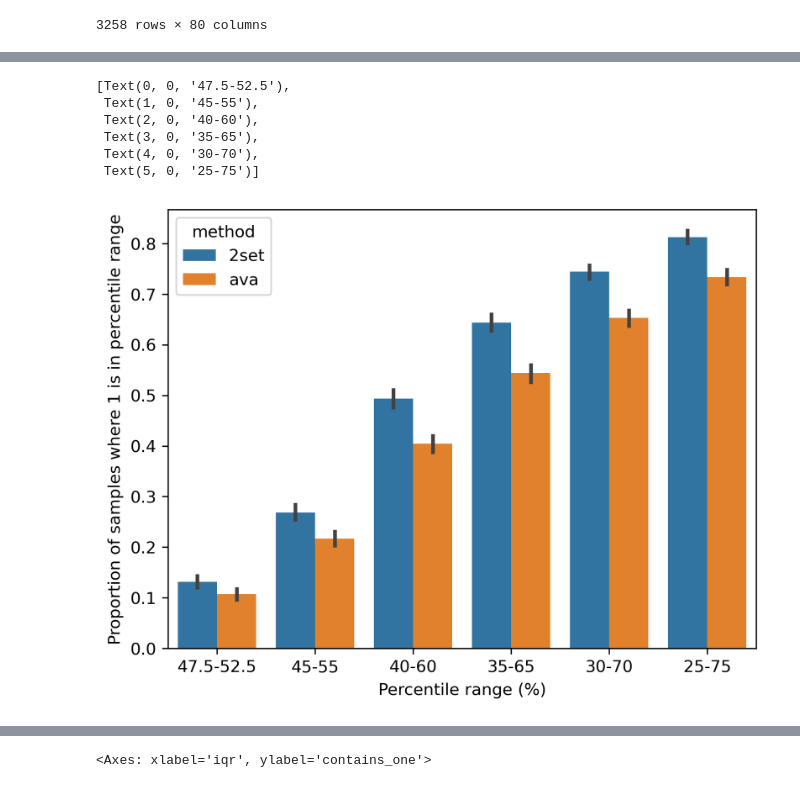
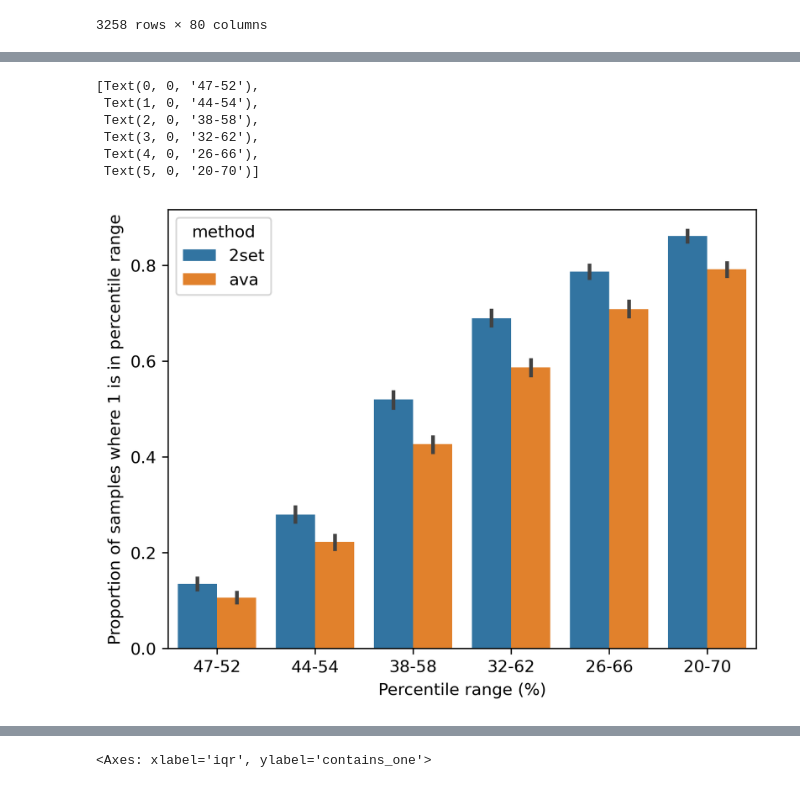
Before and after one commit to mbhall88/lrge, a Jupyter notebook: paper/notebooks/per_read_estimates.ipynb, the cells around one changed output, grey strips where cells are left out. Saved outputs shown, nothing was run; the diff lists cells and outputs as text; code cells hidden in the pictures.

```diff
--- a/paper/notebooks/per_read_estimates.ipynb
+++ b/paper/notebooks/per_read_estimates.ipynb
@@ -39,8 +39,8 @@ def f(group):
     finite_ixs = np.isfinite(relsizes)
     finite = relsizes[finite_ixs]
     finite_median = finite.median()
-    percentiles = np.percentile(relsizes, np.arange(2.5, 100, 2.5))
-    finite_percentiles = np.percentile(finite, np.arange(2.5, 100, 2.5))
+    percentiles = np.percentile(relsizes, np.arange(10, 90, 1.0))
+    finite_percentiles = np.percentile(finite, np.arange(10, 90, 1.0))
     return pd.Series([median, finite_median] + list(percentiles) + list(finite_percentiles))
 # %%
 medians_df = groups.apply(f)
@@ -65,3 +67,0 @@ medians_df
-# %%
-medians_df.columns = ["median", "finite_median"] + [f"percentile_{x}" for x in np.arange(2.5, 100, 2.5)] + [f"finite_percentile_{x}" for x in np.arange(2.5, 100, 2.5)]
-# medians_df.to_csv("medians.csv")
@@ -125,8 +108,8 @@ medians_df[medians_df["median"] != medians_df["finite_median"]]
 data = []
 percentile_bins = [5, 10, 20, 30, 40, 50]
 for percentile in percentile_bins:
-    low_percentile = float(50 - percentile / 2)
-    high_percentile = float(50 + percentile / 2)
+    low_percentile = float(50 - percentile * 0.6)
+    high_percentile = float(50 + percentile * 0.4)
     for (acc, method), row in medians_df.iterrows():
         low_val = row[f"percentile_{low_percentile}"]
         low_finite_val = row[f"finite_percentile_{low_percentile}"]
@@ -157,23 +140,23 @@ percentile_df
 # %%
 # on the xaxis, we plot the percentile bins, on the yaxis we plot the proportion of samples with True in the contains_one column
 # and we hue on the method
 d = percentile_df.query("type == 'finite'")
 fig, ax = plt.subplots(dpi=300)
 sns.barplot(data=d, x="percentile_bin", y="contains_one", hue="method", ax=ax)
 ax.set_ylabel("Proportion of samples where 1 is in percentile range")
 ax.set_xlabel("Percentile range (%)")
 xticks = percentile_bins
-xticklabels = [f"{50 - p / 2:g}-{50 + p / 2:g}" for p in percentile_bins]
+xticklabels = [f"{50 - p * 0.6:g}-{50 + p * 0.4:g}" for p in percentile_bins]
 # ax.set_xticks(xticks)
 ax.set_xticklabels(xticklabels)
 # %% [output]
-[Text(0, 0, '47.5-52.5'),
- Text(1, 0, '45-55'),
- Text(2, 0, '40-60'),
- Text(3, 0, '35-65'),
- Text(4, 0, '30-70'),
- Text(5, 0, '25-75')]
+[Text(0, 0, '47-52'),
+ Text(1, 0, '44-54'),
+ Text(2, 0, '38-58'),
+ Text(3, 0, '32-62'),
+ Text(4, 0, '26-66'),
+ Text(5, 0, '20-70')]
-[figure, old version]
+[figure, new version]
 # %%
 # plot where each genome is a dot, the x axis is genome size and the y axis is |IQR|/GS
 percentile_df["iqr"] = percentile_df["high"] - percentile_df["low"]
```
Also changed, not shown: parts of 9 cells of this notebook, 1 other file.
